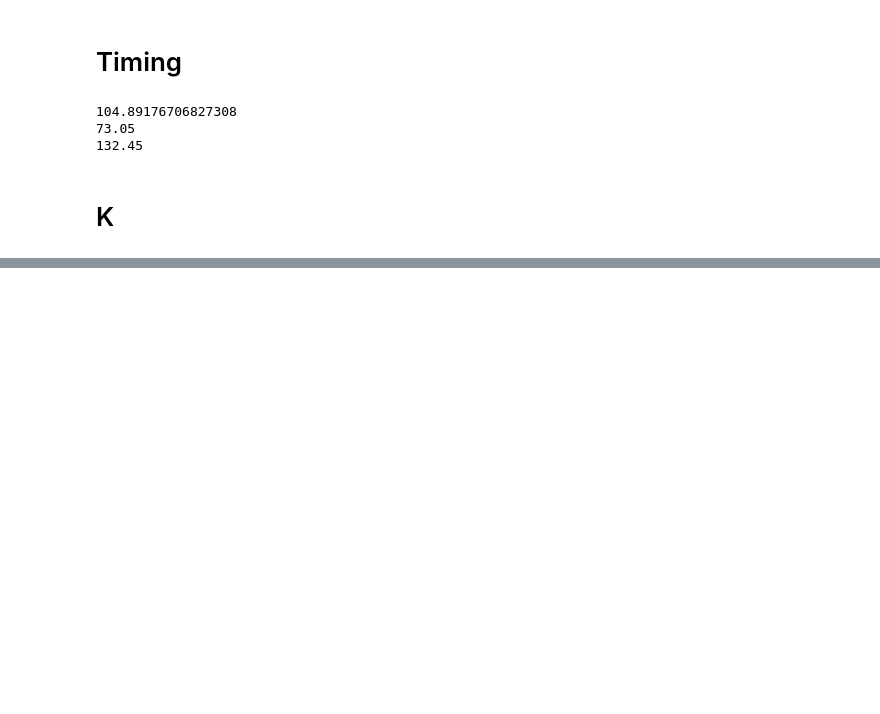
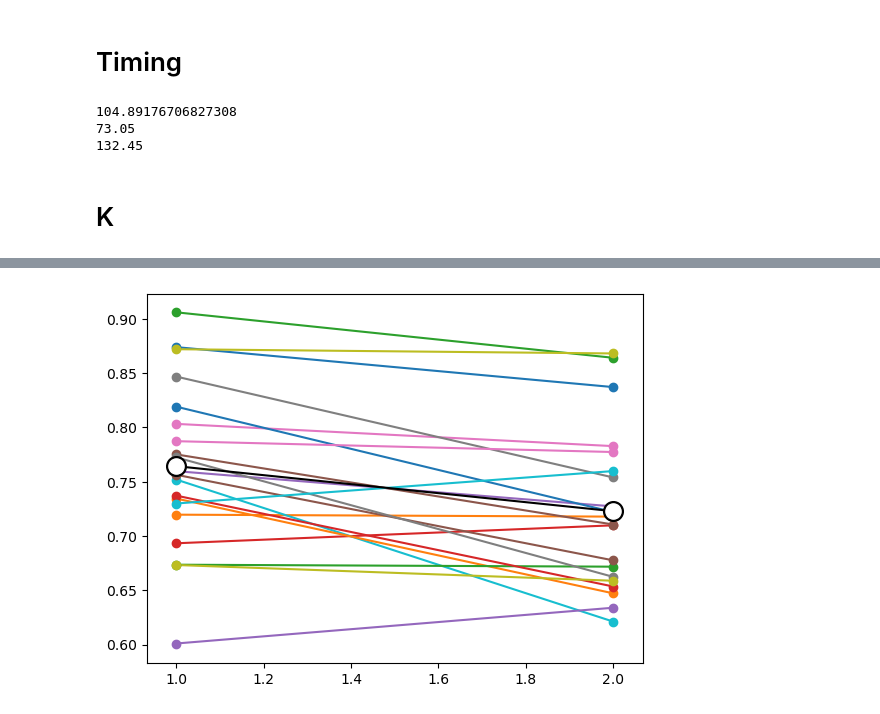
Before and after one commit to WilliamThyer/Thyer-et-al-2021, a Jupyter notebook: behavior_analysis.ipynb, the cells around one changed output, grey strips where cells are left out. Cells and saved outputs as stored; diff of their text form; code cells hidden in the pictures; blank space fills up the shorter version.

```diff
--- a/behavior_analysis.ipynb
+++ b/behavior_analysis.ipynb
@@ -413,0 +386,25 @@ plt.show()
+# %%
+# Classification parameters and setup
+time_window = 50
+time_step = 25
+trial_average = 20
+n_splits = 1000
+group_dict = {0:[1],1:[2],2:[3],3:[4]}
+wrangl = decode_eeg.Wrangler(exp1.info['times'],time_window,time_step,trial_average,n_splits,group_dict)
+
+sync = decode_eeg.Experiment_Syncer(experiments=[exp1,exp2,exp3],
+                                    wrangler = wrangl,
+                                    train_group = [experiment_name1,experiment_name2])
+
+clfr = decode_eeg.Classification(wrangl,sync.nsub)
+# %%
+ss4_acc = np.empty((len(sync.matched_ids),3))
+for isub,sub in enumerate(sync.matched_ids):
+    beh = sync.load_behavior(sub)
+    for iexp,exp in enumerate(['1801','1901','1902']):
+        exp_beh = pd.DataFrame(beh[exp])
+        ss4_acc[isub,iexp] = exp_beh.groupby('SetSize')['ACC'].mean().loc[4]
+# %%
+acc = pd.DataFrame(ss4_acc,columns=['Color','Orientation','Conjunction'])
+acc['Single Feature'] = acc.loc[:,['Color','Orientation']].mean(1)
+acc.head()
@@ -413,0 +433,11 @@ plt.show()
+# %%
+for i in range(20):
+    plt.plot([1,2],acc.loc[i,['Single Feature', 'Conjunction']],zorder=-100)
+    plt.scatter([1,2],acc.loc[i,['Single Feature', 'Conjunction']])
+plt.plot([1,2],acc.loc[:,['Single Feature', 'Conjunction']].mean(0),c='k',zorder=-100)
+plt.scatter([1,2],acc.loc[:,['Single Feature', 'Conjunction']].mean(0),s=200,c='k',marker='o')
+plt.scatter([1,2],acc.loc[:,['Single Feature', 'Conjunction']].mean(0),s=120,c='w',marker='o')
+
+plt.show()
+# %% [output]
+[figure, added]
```
Also changed, not shown: parts of 24 cells of this notebook, 11 other files.
